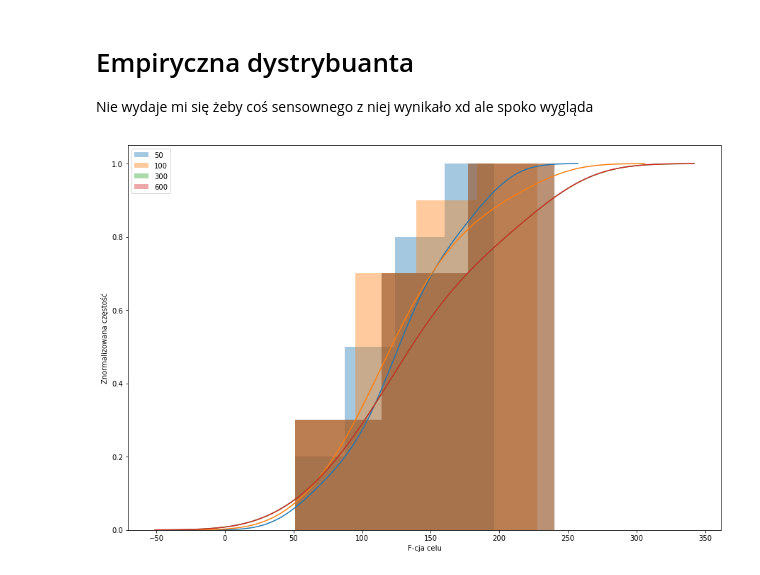
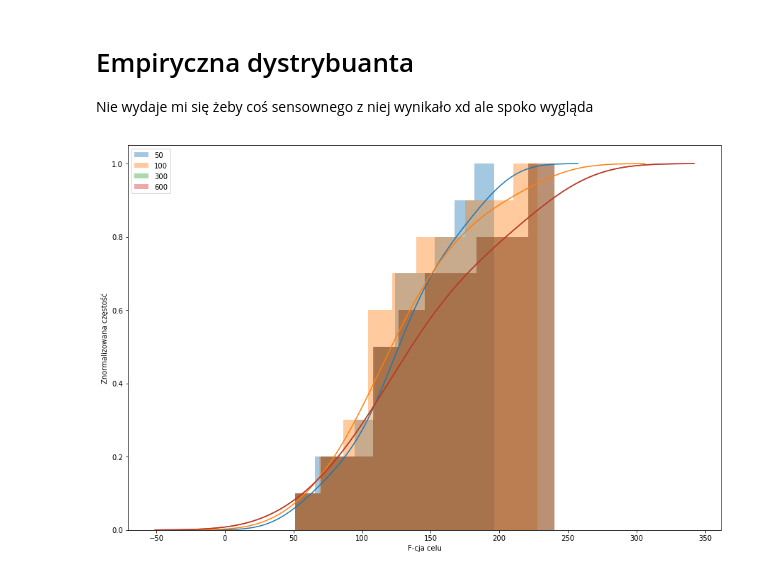
Before and after one commit to sgrzemski/PSZT-TT.AE.2, a Jupyter notebook: Crossvalidation.ipynb, the cells around one changed output. Cells and saved outputs as stored; diff of their text form; code cells hidden in the pictures.

```diff
--- a/Crossvalidation.ipynb
+++ b/Crossvalidation.ipynb
@@ -207,6 +207,8 @@ parameters = [50,100,300,600]
 
 data = dict()
 history = dict()
+mean_loss = dict()
+
 
 print("==========settings=============")
 print("target: {} \ncoins: {}".format(target, coins))
@@ -224,6 +226,7 @@ for param in parameters:
         result = alg.run(alg_iterations)
         data[param].append(alg.best[1])
         history[(param, i)] = alg.best_history
+        mean_loss[(param, i)] = alg.fitness_history
 
         print("ITERATION {}".format(i))
         print("+-+-+-+-+-parameters+-+-+-+-+-+")
@@ -239,6 +242,7 @@ for param in parameters:
 plt.title('elo')
 for i in range(iterations):
     plt.plot(history[50,i])
+    plt.plot(mean_loss[(50, i)])
 plt.xlabel('Iteration')
 plt.ylabel('Loss')
 plt.ylim(0, 750)
@@ -305,18 +310,21 @@ Nie wydaje mi się żeby coś sensownego z niej wynikało xd ale spoko wygląda
 # %%
 import numpy as np
 import seaborn as sns
 plt.figure(figsize=(15,10))
 
 X = [x1,x2,x3,x4]
 
 labels = ["50","100","300","600"]
 for x, label in zip(X,labels):
     sns.distplot(x,
                  hist_kws=dict(cumulative=True),
-                 kde_kws=dict(cumulative=True),label=label)
+                 kde_kws=dict(cumulative=True),
+                 label=label,
+                 bins=10)
+
 plt.xlabel('F-cja celu')
 plt.ylabel('Znormalizowana częstość')
 plt.legend()
 plt.show()
 # %% [output]
-[figure, old version]
+[figure, new version]
```
Also changed, not shown: parts of 2 cells of this notebook, 3 other files.
